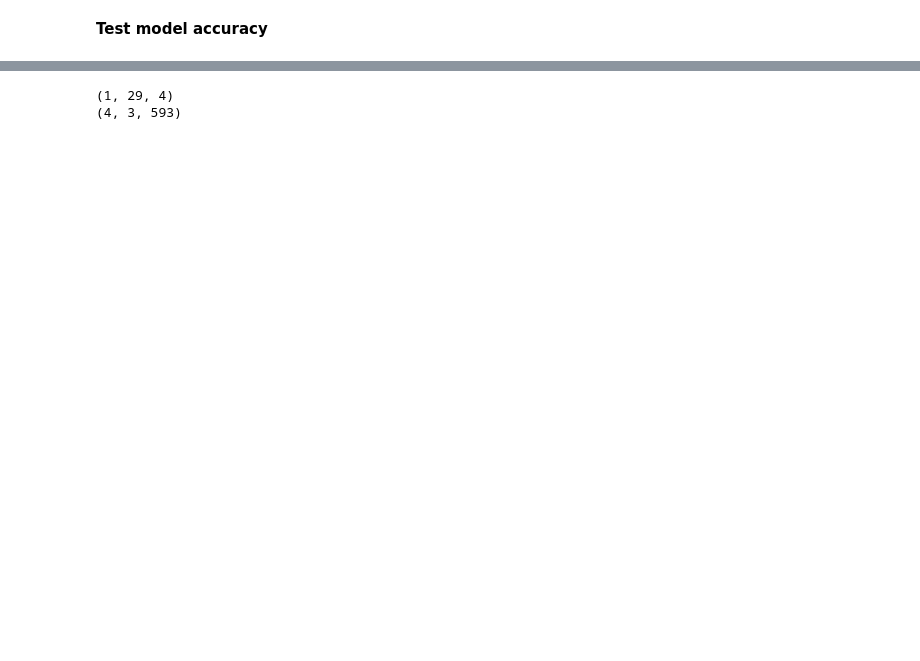
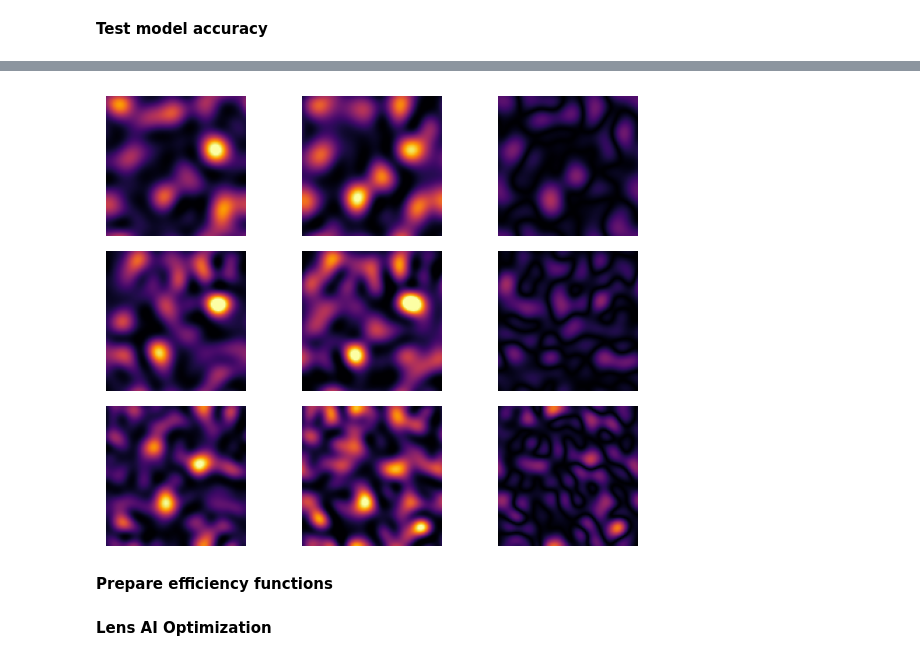
Before and after one commit to levdik/fmmeta, a Jupyter notebook: design_rgb_sorter.ipynb, the cells around one changed output, grey strips where cells are left out. Drawn from its saved outputs; the diff is of its cells as text; code cells hidden in the pictures; blank space fills up the shorter version.

```diff
--- a/design_rgb_sorter.ipynb
+++ b/design_rgb_sorter.ipynb
@@ -47 +89,13 @@ plt.show()
+# %%
+# for FNO
+pred_amps_red = red_model(test_pattern[None]).squeeze()
+true_amps_red = red_sim(test_pattern)[:red_basis.shape[-1]].T
+pred_amps_green = green_model(test_pattern[None]).squeeze()
+true_amps_green = green_sim(test_pattern)[:green_basis.shape[-1]].T
+pred_amps_blue = blue_model(test_pattern[None]).squeeze()
+true_amps_blue = blue_sim(test_pattern)[:blue_basis.shape[-1]].T
+
+pred_amps_red = field_postprocessing.extract_amps_from_fields(pred_amps_red, red_basis).T
+pred_amps_green = field_postprocessing.extract_amps_from_fields(pred_amps_green, green_basis).T
+pred_amps_blue = field_postprocessing.extract_amps_from_fields(pred_amps_blue, blue_basis).T
 # %%
@@ -70,7 +109,41 @@ print(true_amps)
-# %%
-print(predicted_amps.shape)
-print(true_amps.shape)
-# TODO: make sim functions return the same shape as models, i.e. (29, 4). channel order: tex, tey, rex, rey
-# %% [output]
-(1, 29, 4)
-(4, 3, 593)
+# %%
+fig, ax = plt.subplots(3, 3)
+
+vmin = 0
+vmax = 3.5
+
+pred_amps_red_normalized = field_postprocessing.normalize_power(pred_amps_red, p_red, red_basis)
+pred_amps_green_normalized = field_postprocessing.normalize_power(pred_amps_green, p_green, green_basis)
+pred_amps_blue_normalized = field_postprocessing.normalize_power(pred_amps_blue, p_blue, blue_basis)
+
+true_red = field_postprocessing.amps_to_intensity_map(true_amps_red[:2], red_basis, p_red)
+true_green = field_postprocessing.amps_to_intensity_map(true_amps_green[:2], green_basis, p_green)
+true_blue = field_postprocessing.amps_to_intensity_map(true_amps_blue[:2], blue_basis, p_blue)
+
+pred_red = field_postprocessing.amps_to_intensity_map(pred_amps_red_normalized[:2], red_basis, p_red)
+pred_green = field_postprocessing.amps_to_intensity_map(pred_amps_green_normalized[:2], green_basis, p_green)
+pred_blue = field_postprocessing.amps_to_intensity_map(pred_amps_blue_normalized[:2], blue_basis, p_blue)
+# pred_red = field_postprocessing.amps_to_intensity_map(pred_amps_red[:2], red_basis, p_red)
+# pred_green = field_postprocessing.amps_to_intensity_map(pred_amps_green[:2], green_basis, p_green)
+# pred_blue = field_postprocessing.amps_to_intensity_map(pred_amps_blue[:2], blue_basis, p_blue)
+
+ax[0, 0].imshow(true_red, cmap='inferno', vmin=vmin, vmax=vmax)
+ax[0, 1].imshow(pred_red, cmap='inferno', vmin=vmin, vmax=vmax)
+ax[0, 2].imshow(np.abs(true_red - pred_red), cmap='inferno', vmin=vmin, vmax=vmax)
+
+ax[1, 0].imshow(true_green, cmap='inferno', vmin=vmin, vmax=vmax)
+ax[1, 1].imshow(pred_green, cmap='inferno', vmin=vmin, vmax=vmax)
+ax[1, 2].imshow(np.abs(true_green - pred_green), cmap='inferno', vmin=vmin, vmax=vmax)
+
+ax[2, 0].imshow(true_blue, cmap='inferno', vmin=vmin, vmax=vmax)
+ax[2, 1].imshow(pred_blue, cmap='inferno', vmin=vmin, vmax=vmax)
+ax[2, 2].imshow(np.abs(true_blue - pred_blue), cmap='inferno', vmin=vmin, vmax=vmax)
+
+for ax_i in ax.flatten():
+    ax_i.set_axis_off()
+plt.tight_layout()
+plt.show()
+# %% [output]
+[figure, added]
+# %% [markdown]
+**Prepare efficiency functions**
@@ -76,0 +189,2 @@ print(true_amps.shape)
+# %% [markdown]
+**Lens AI Optimization**
```
Also changed, not shown: parts of 38 cells of this notebook.
